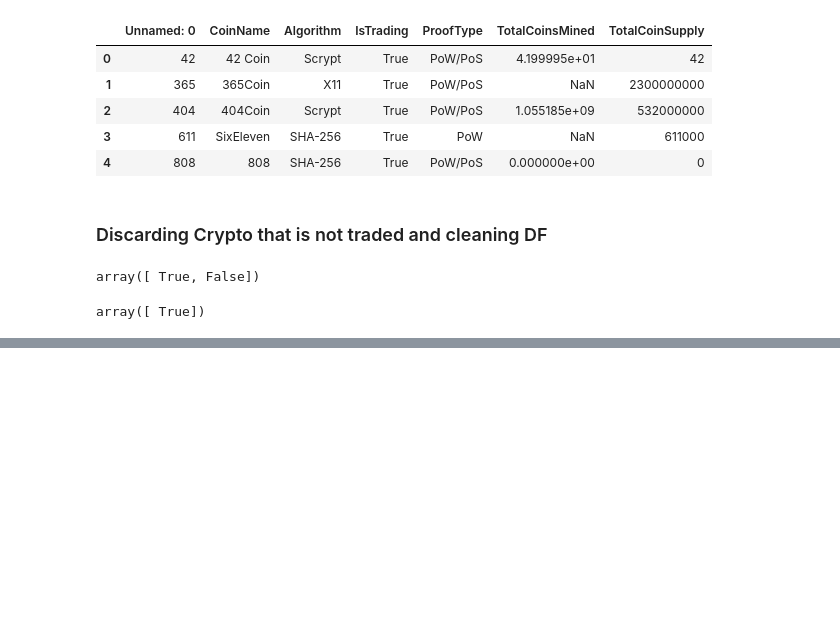
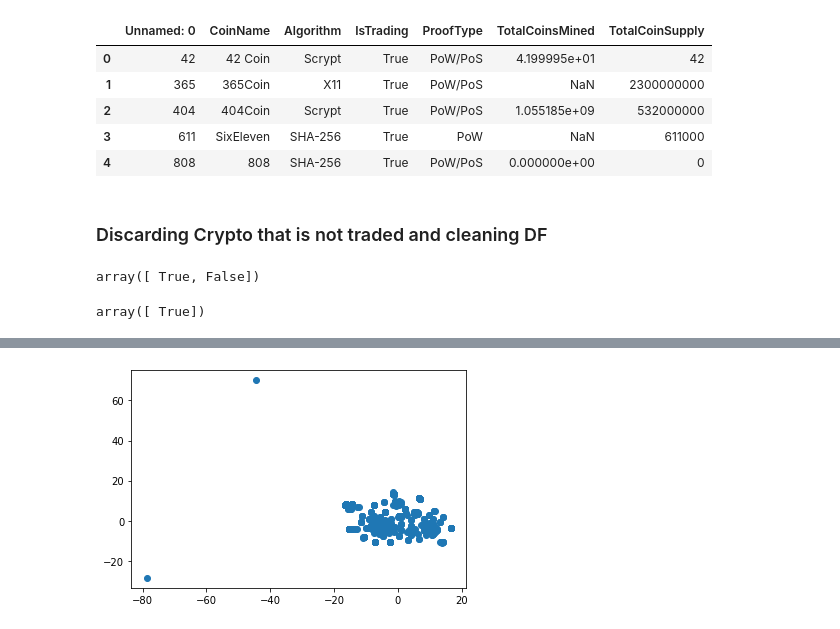
Before and after one commit to Mvillarreal88/Crypto_clusters, a Jupyter notebook: Untitled.ipynb, the cells around one changed output, grey strips where cells are left out. Drawn from its saved outputs; the diff is of its cells as text; code cells hidden in the pictures; blank space fills up the shorter version.

Commit message:
Added clusters and elbow curve

```diff
--- a/Untitled.ipynb
+++ b/Untitled.ipynb
@@ -79,0 +111,2 @@ tradingdf
+# %%
+X = pd.get_dummies(data=tradingdf, columns=['Algorithm', 'ProofType'])
@@ -79,0 +131,4 @@ tradingdf
+# %%
+# Standarize data with StandarScaler
+crypto_scaled = StandardScaler().fit_transform(X)
+print(crypto_scaled[0:5])
@@ -79,0 +153,5 @@ tradingdf
+# %%
+# Initialize PCA model
+pca = PCA(n_components=.90)
+
+crypto_pca = pca.fit_transform(crypto_scaled)
@@ -79,0 +176,12 @@ tradingdf
+# %%
+tsne = TSNE(perplexity=50)
+
+crypto_tsne = tsne.fit_transform(crypto_pca)
+# %%
+x = crypto_tsne[:,0]
+y = crypto_tsne[:,1]
+
+plt.scatter(x, y)
+plt.show()
+# %% [output]
+[figure, added]
```
Also changed, not shown: parts of 14 cells of this notebook.
